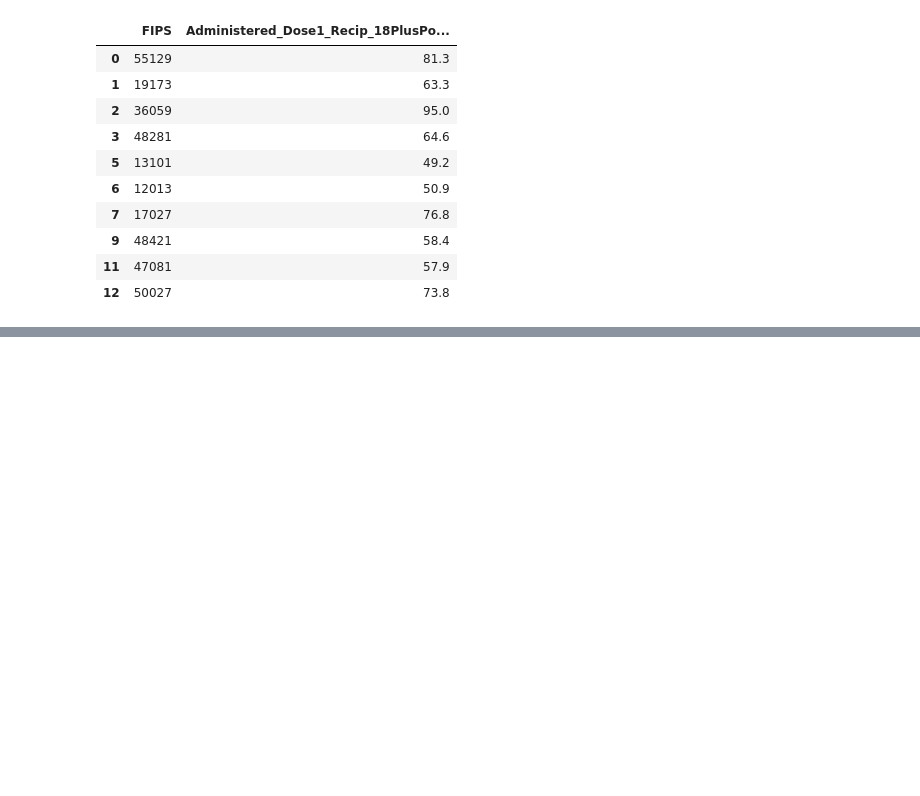
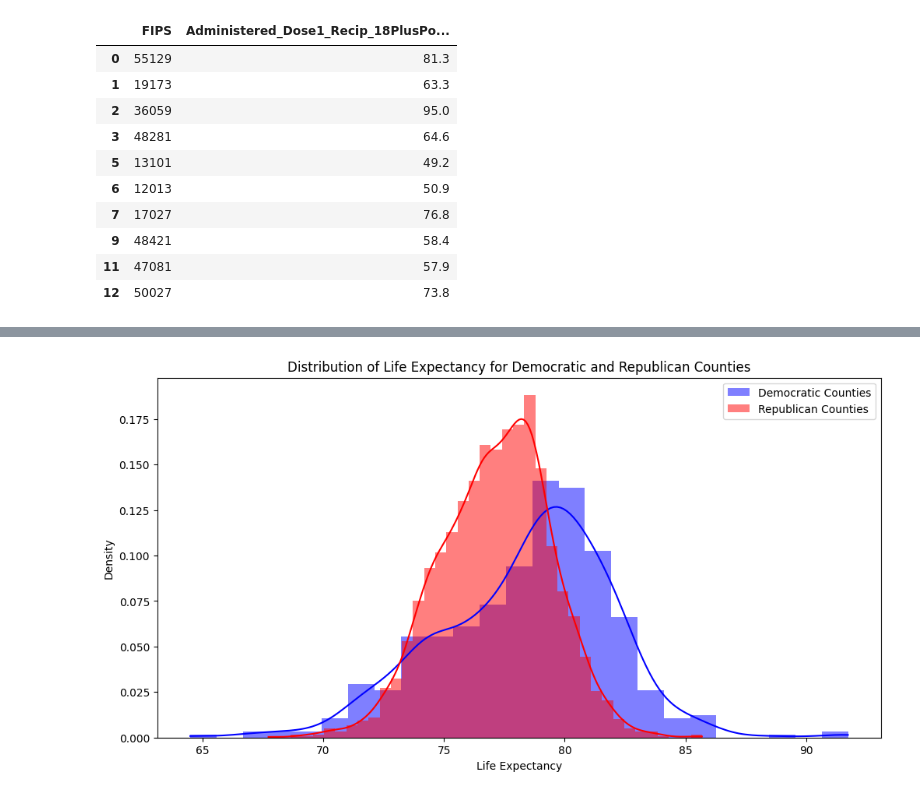
Before and after one commit to ritvikpen/syn100-project, a Jupyter notebook: dataset_creation.ipynb, the cells around one changed output, grey strips where cells are left out. Saved outputs shown, nothing was run; the diff lists cells and outputs as text; code cells hidden in the pictures; blank space fills up the shorter version.

```diff
--- a/dataset_creation.ipynb
+++ b/dataset_creation.ipynb
@@ -242,0 +290,23 @@ Model Accuracy: 0.83
+# %%
+import matplotlib.pyplot as plt
+import seaborn as sns
+
+# Separate the data into Democratic and Republican counties
+democratic_counties = merged_df[merged_df['political_affiliation'] == 0]
+republican_counties = merged_df[merged_df['political_affiliation'] == 1]
+
+# Plot the distribution of life expectancy for both groups
+plt.figure(figsize=(12, 6))
+sns.histplot(democratic_counties['life_expectancy'], color='blue', label='Democratic Counties', kde=True, stat="density", linewidth=0)
+sns.histplot(republican_counties['life_expectancy'], color='red', label='Republican Counties', kde=True, stat="density", linewidth=0)
+
+# Add labels and title
+plt.xlabel('Life Expectancy')
+plt.ylabel('Density')
+plt.title('Distribution of Life Expectancy for Democratic and Republican Counties')
+plt.legend()
+
+# Show the plot
+plt.show()
+# %% [output]
+[figure, added]
```
Also changed, not shown: parts of 8 cells of this notebook.
